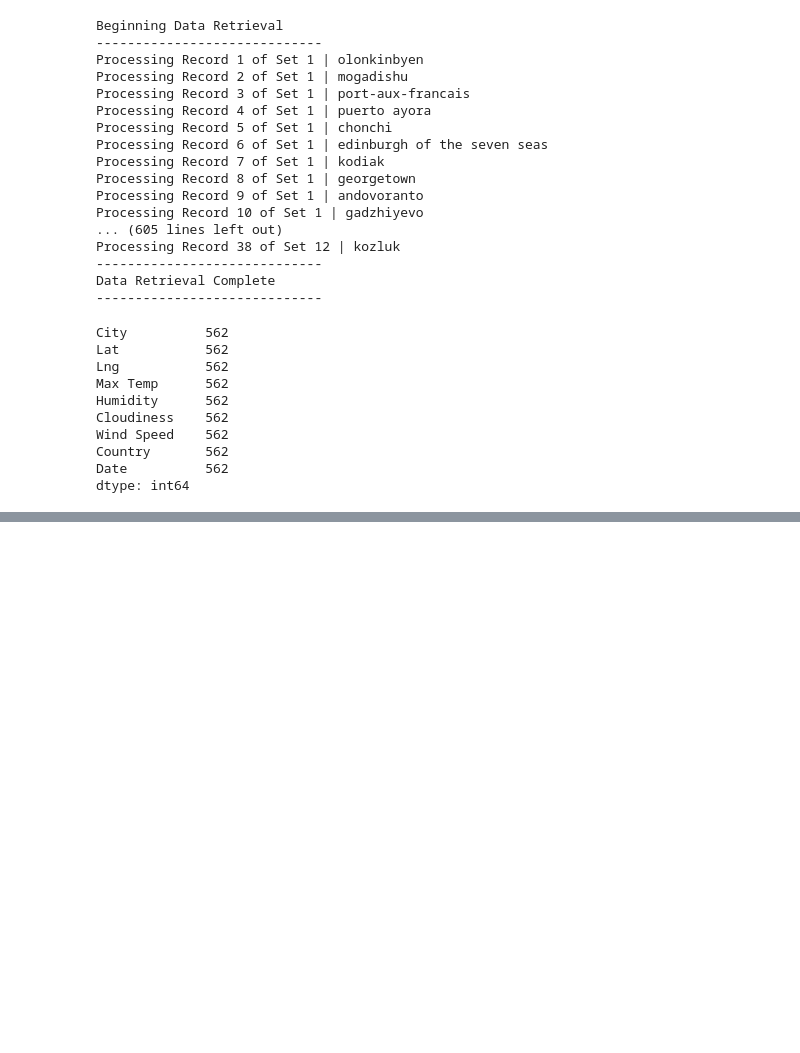
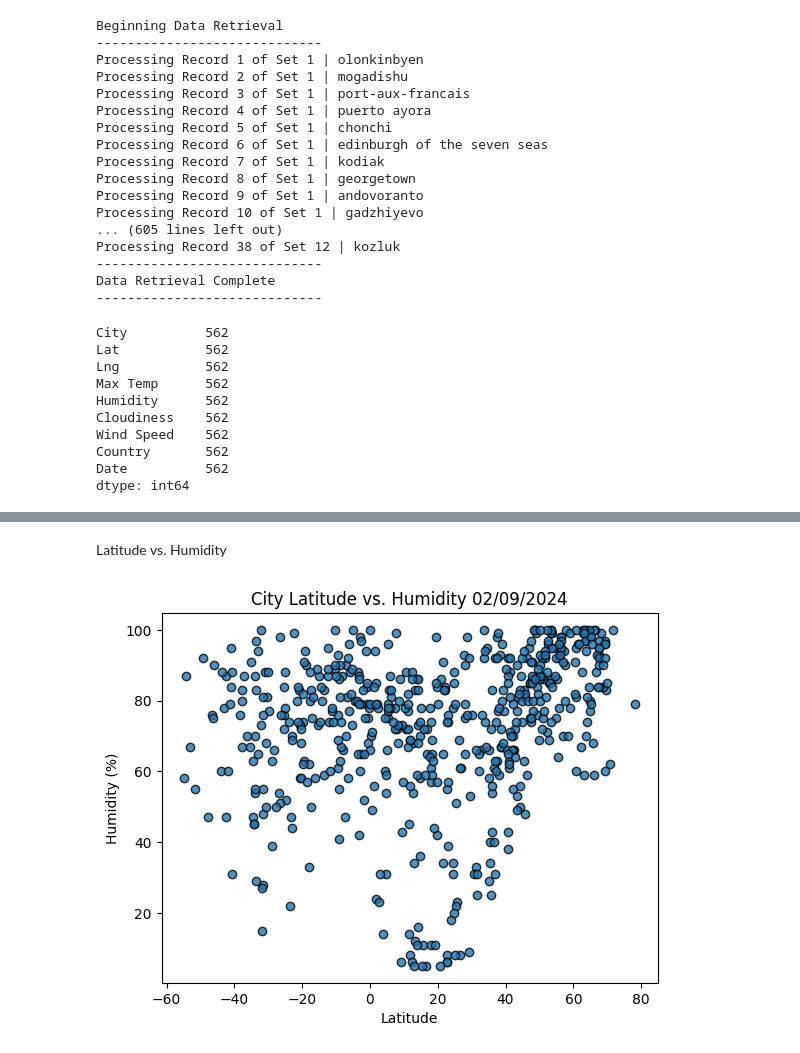
Before and after one commit to gmmarsh/python-api-challenge, a Jupyter notebook: Final Analysis/FinalWeatherPy.ipynb, the cells around one changed output, grey strips where cells are left out. Drawn from its saved outputs; the diff is of its cells as text; code cells hidden in the pictures; blank space fills up the shorter version.

```diff
--- a/Final Analysis/FinalWeatherPy.ipynb
+++ b/Final Analysis/FinalWeatherPy.ipynb
@@ -192,0 +226,18 @@ city_data_df.head(10)
+# %% [markdown]
+Latitude vs. Humidity
+# %%
+# scatter plot for latitude vs. humidity
+plt.scatter(city_data_df["Lat"], city_data_df["Humidity"], edgecolor="black", linewidths=1, marker="o", alpha=0.8, label="Cities")
+
+# add title, labels and grid
+plt.title(f"City Latitude vs. Humidity {datetime.now().strftime('%m/%d/%Y')}")
+plt.ylabel("Humidity (%)")
+plt.xlabel("Latitude")
+
+# save the figure
+plt.savefig("Fig2.png")
+
+# show the plot
+plt.show()
+# %% [output]
+[figure, added]
```
Also changed, not shown: parts of 3 cells of this notebook, 3 other files.
